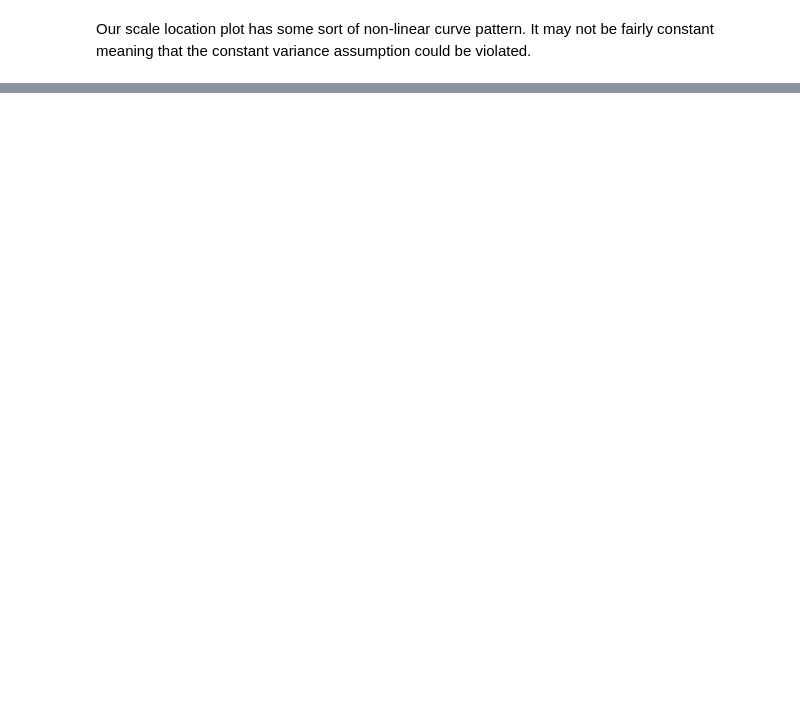
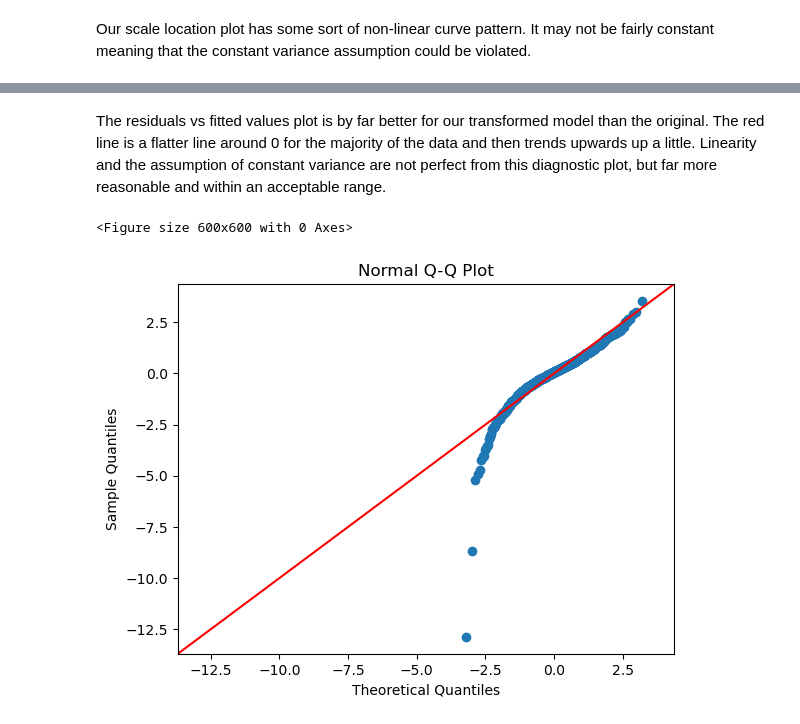
Before and after one commit to FoxDavenport/PIC16BFinalProject, a Jupyter notebook: FinalProject16B.ipynb, the cells around one changed output, grey strips where cells are left out. Drawn from its saved outputs; the diff is of its cells as text; code cells hidden in the pictures; blank space fills up the shorter version.

```diff
--- a/FinalProject16B.ipynb
+++ b/FinalProject16B.ipynb
@@ -859,0 +862,14 @@ Overall, it seems that our model does not seem to perfectly fit the model assump
+# %%
+from scipy.stats import boxcox
+
+# Ensure we're only working with the values needed for the full algorithm model
+X_transformed = train_data[top_10_features]
+y_transformed = train_data['SalePrice']
+
+# Find the best lambda for Box-Cox transformation
+y_boxcox, best_lambda = boxcox(y)
+
+# Fit the Box-Cox model and get the summary of it
+X_transformed = sm.add_constant(X_transformed)
+model_boxcox = sm.OLS(y_boxcox, X).fit()
+model_boxcox.summary()
@@ -859,0 +909,13 @@ Overall, it seems that our model does not seem to perfectly fit the model assump
+# %%
+# Get leverage and standardized residuals
+leverage_box = OLSInfluence(model_boxcox).influence
+standardized_residuals_box = OLSInfluence(model_boxcox).resid_studentized_internal
+
+# Create diagnostic plots
+plt.figure(figsize=(8,6))
+
+# Residuals vs Fitted
+sns.residplot(x=model_boxcox.fittedvalues, y=model_boxcox.resid, lowess=True, line_kws={'color': 'red', 'lw': 1})
+plt.xlabel('Fitted values')
+plt.ylabel('Residuals')
+plt.title('Residuals vs Fitted')
@@ -859,0 +925,11 @@ Overall, it seems that our model does not seem to perfectly fit the model assump
+# %% [markdown]
+The residuals vs fitted values plot is by far better for our transformed model than the original. The red line is a flatter line around 0 for the majority of the data and then trends upwards up a little. Linearity and the assumption of constant variance are not perfect from this diagnostic plot, but far more reasonable and within an acceptable range.
+# %%
+# Normal Q-Q Plot
+plt.figure(figsize=(6, 6))
+sm.qqplot(standardized_residuals_box, line='45')
+plt.title('Normal Q-Q Plot')
+plt.show()
+# %% [output]
+<Figure size 600x600 with 0 Axes>
+[figure, added]
```
Also changed, not shown: parts of 22 cells of this notebook.
